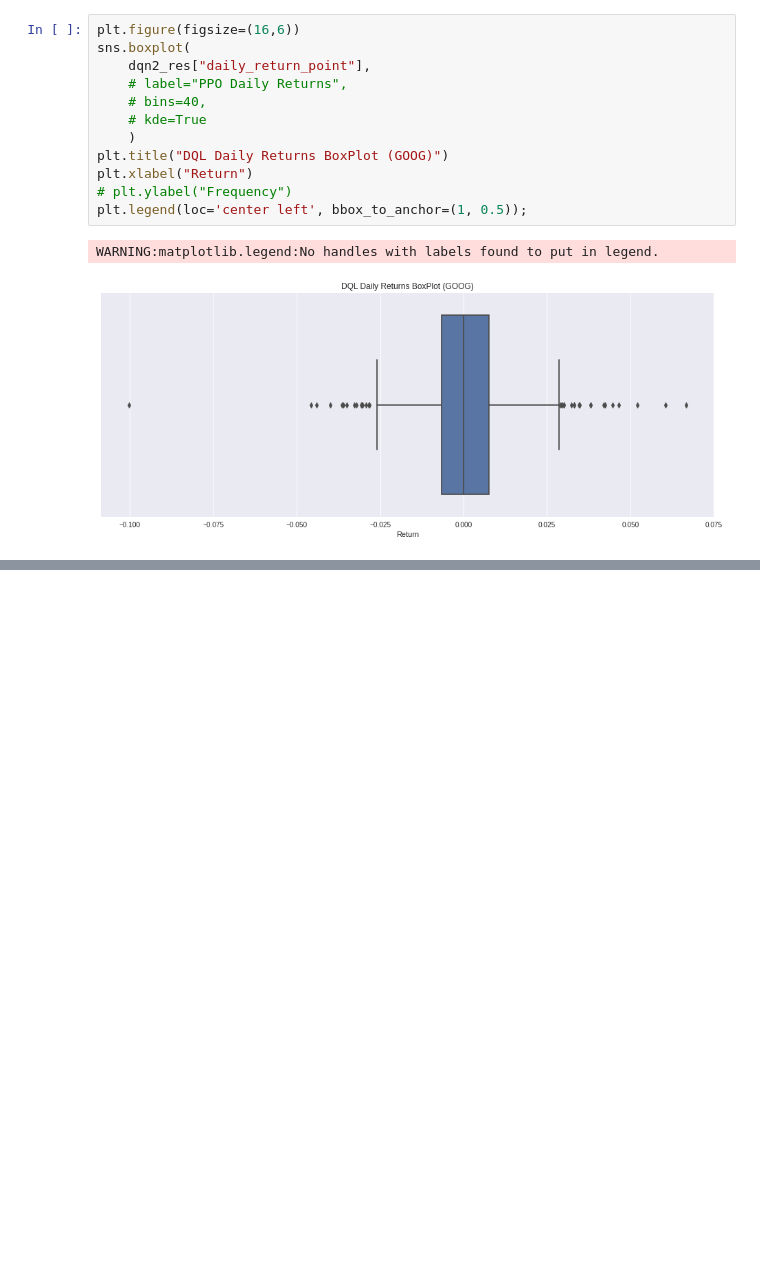
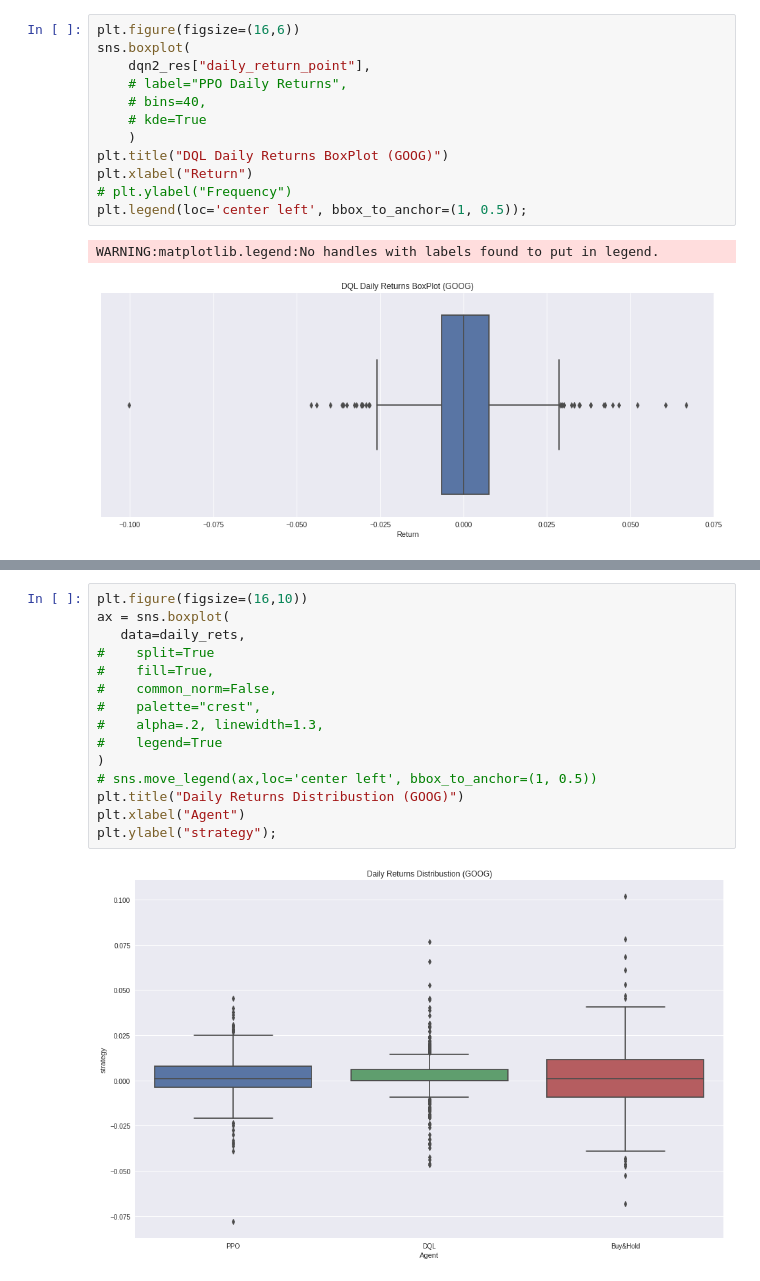
Before and after one commit to parveenxkashyap/deepRL-algorithmic-trading, a Jupyter notebook: notebook.ipynb, the cells around one changed output, grey strips where cells are left out. Drawn from its saved outputs; the diff is of its cells as text; blank space fills up the shorter version.

```diff
--- a/notebook.ipynb
+++ b/notebook.ipynb
@@ -1531,0 +1586,17 @@ WARNING:matplotlib.legend:No handles with labels found to put in legend.
+# %%
+plt.figure(figsize=(16,10))
+ax = sns.boxplot(
+   data=daily_rets,
+#    split=True
+#    fill=True,
+#    common_norm=False,
+#    palette="crest",
+#    alpha=.2, linewidth=1.3,
+#    legend=True
+)
+# sns.move_legend(ax,loc='center left', bbox_to_anchor=(1, 0.5))
+plt.title("Daily Returns Distribustion (GOOG)")
+plt.xlabel("Agent")
+plt.ylabel("strategy");
+# %% [output]
+[figure, added]
```
Also changed, not shown: parts of 13 cells of this notebook.
